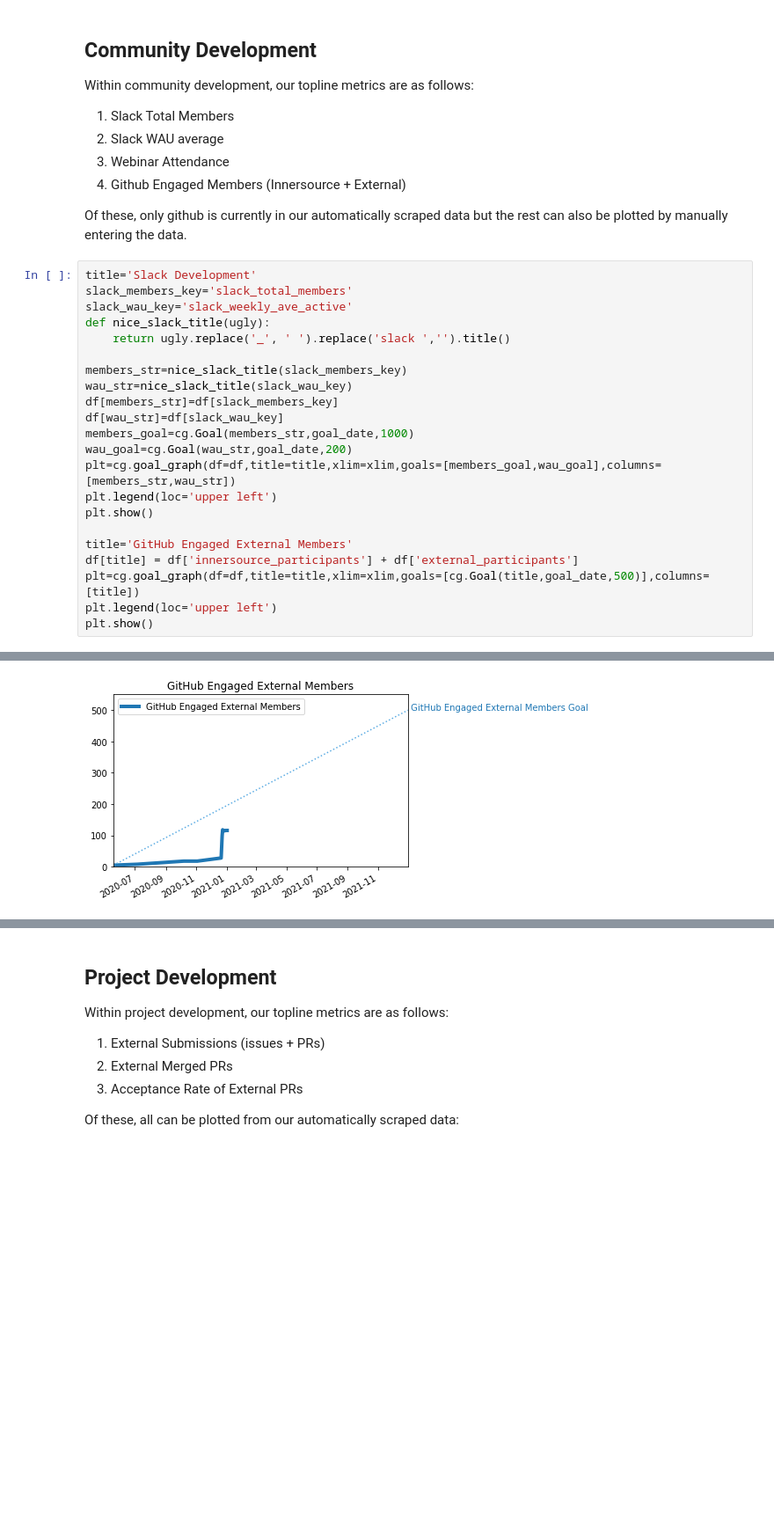
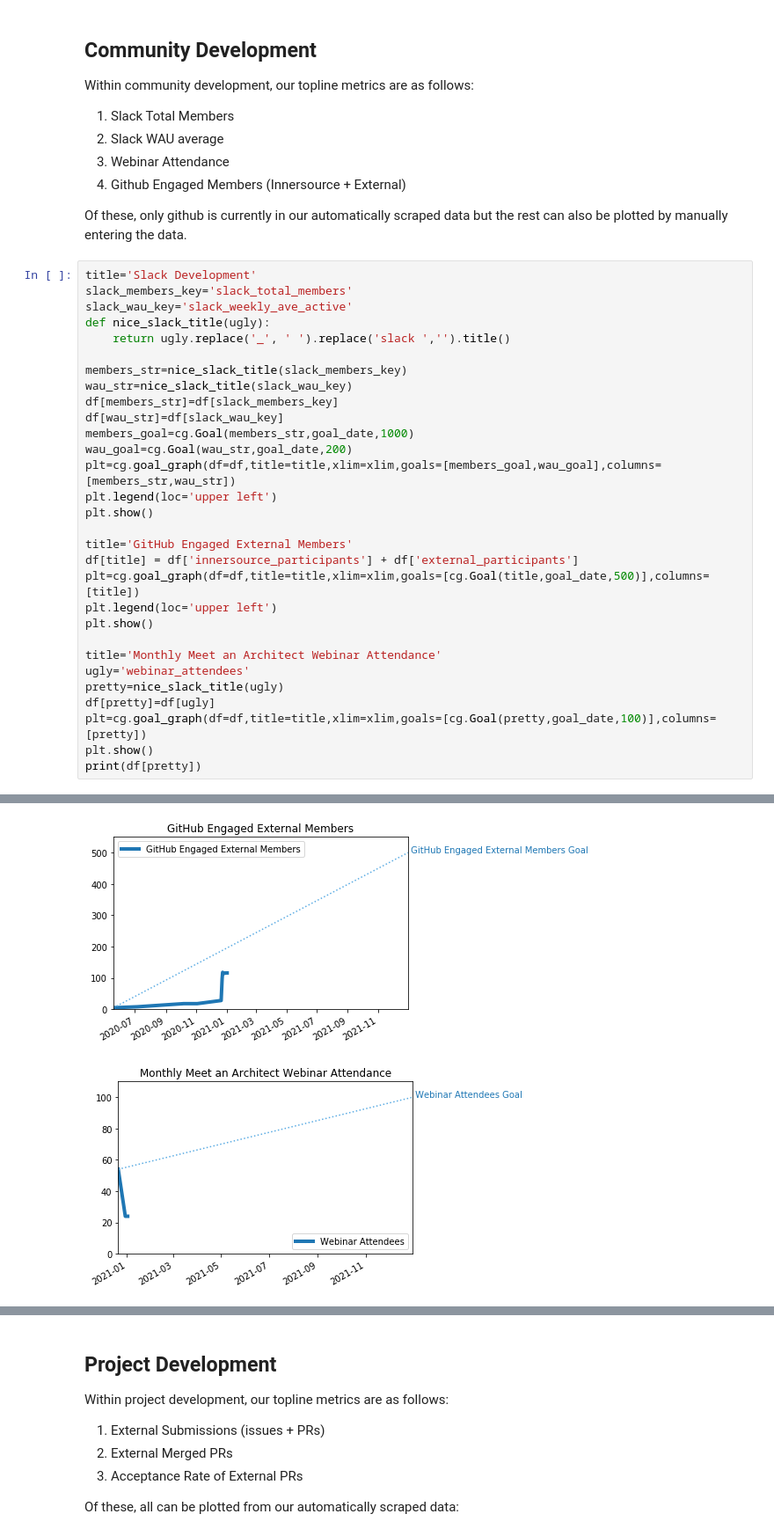
Before and after one commit to Seagate/cortx, a Jupyter notebook: metrics/CORTX_Metrics_Topline_Report.ipynb, the cells around one changed output, grey strips where cells are left out. Shown at 88% size. Drawn from its saved outputs; the diff is of its cells as text; blank space fills up the shorter version.

```diff
--- a/metrics/CORTX_Metrics_Topline_Report.ipynb
+++ b/metrics/CORTX_Metrics_Topline_Report.ipynb
@@ -76,25 +76,34 @@ Of these, only github is currently in our automatically scraped data but the res
 # %%
 title='Slack Development'
 slack_members_key='slack_total_members'
 slack_wau_key='slack_weekly_ave_active'
 def nice_slack_title(ugly):
     return ugly.replace('_', ' ').replace('slack ','').title()
 
 members_str=nice_slack_title(slack_members_key)
 wau_str=nice_slack_title(slack_wau_key)
 df[members_str]=df[slack_members_key]
 df[wau_str]=df[slack_wau_key]
 members_goal=cg.Goal(members_str,goal_date,1000)
 wau_goal=cg.Goal(wau_str,goal_date,200)
 plt=cg.goal_graph(df=df,title=title,xlim=xlim,goals=[members_goal,wau_goal],columns=[members_str,wau_str])
 plt.legend(loc='upper left')
 plt.show()
 
 title='GitHub Engaged External Members'
 df[title] = df['innersource_participants'] + df['external_participants']
 plt=cg.goal_graph(df=df,title=title,xlim=xlim,goals=[cg.Goal(title,goal_date,500)],columns=[title])
 plt.legend(loc='upper left')
 plt.show()
+
+title='Monthly Meet an Architect Webinar Attendance'
+ugly='webinar_attendees'
+pretty=nice_slack_title(ugly)
+df[pretty]=df[ugly]
+plt=cg.goal_graph(df=df,title=title,xlim=xlim,goals=[cg.Goal(pretty,goal_date,100)],columns=[pretty])
+plt.show()
+print(df[pretty])
 # %% [output]
 [figure]
 [figure]
+[figure, added]
```
Also changed, not shown: parts of 1 cell of this notebook, 2 other files.
